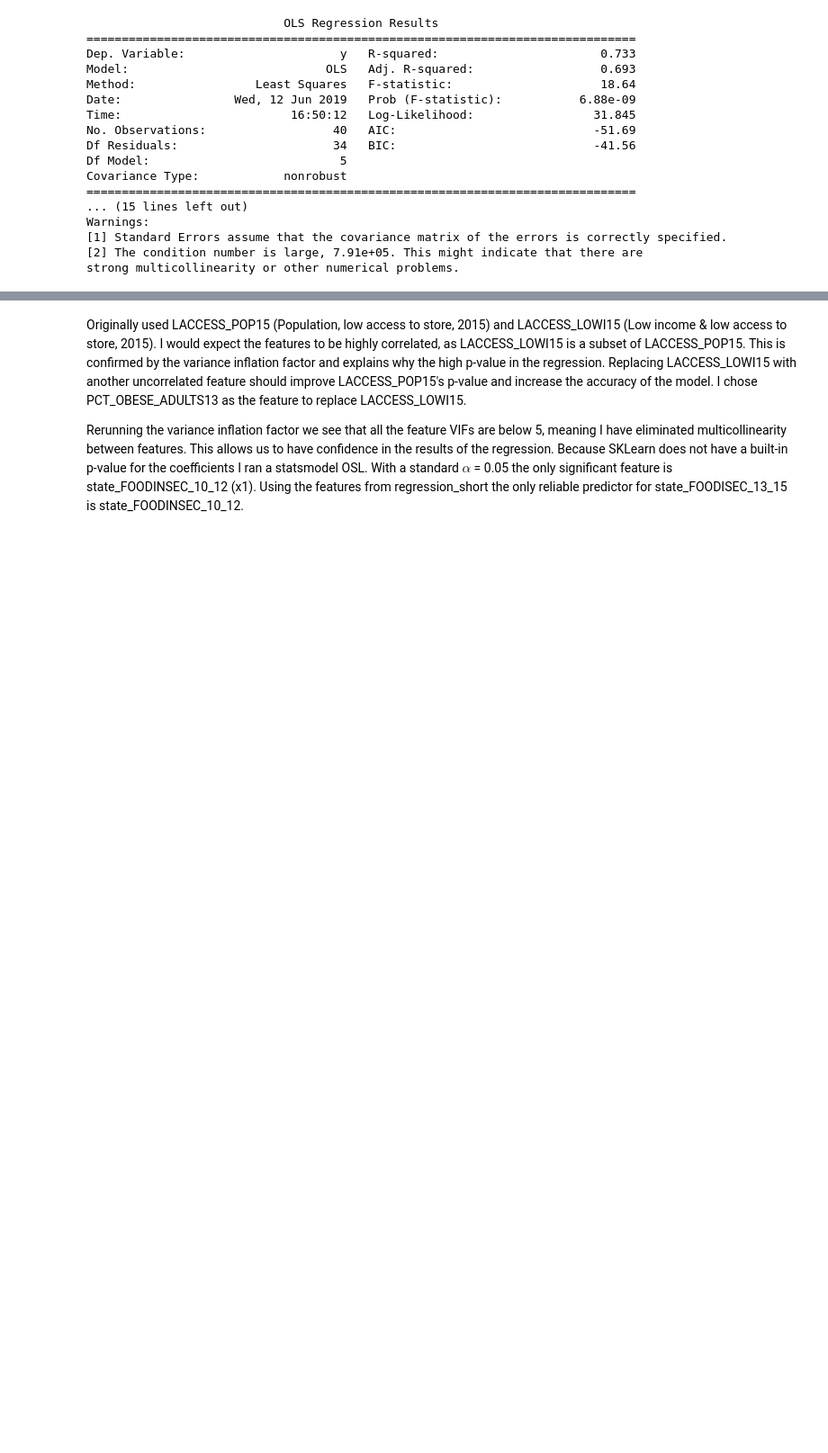
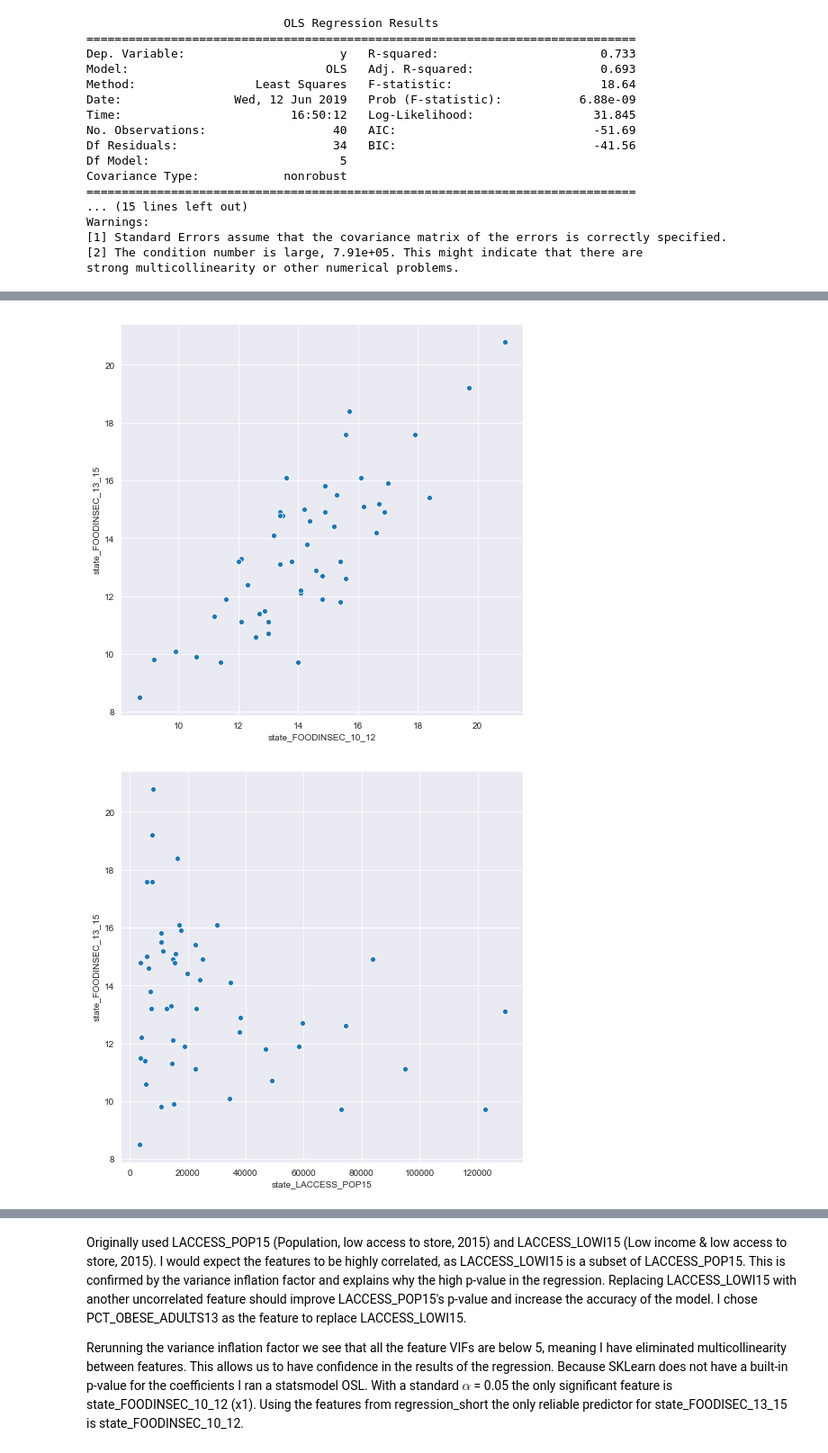
Before and after one commit to chriscross00/projects, a Jupyter notebook: food_security/notebooks/regression.ipynb, the cells around one changed output, grey strips where cells are left out. Shown at 90% size. Drawn from its saved outputs; the diff is of its cells as text; code cells hidden in the pictures; blank space fills up the shorter version.

```diff
--- a/food_security/notebooks/regression.ipynb
+++ b/food_security/notebooks/regression.ipynb
@@ -194,0 +180,8 @@ strong multicollinearity or other numerical problems.
+# %%
+# Linear relationship between features and target
+for feature in feat:
+    plt.figure()
+    sns.scatterplot(feature, 'state_FOODINSEC_13_15', data=regression_short)
+# %% [output]
+[figure, added]
+[figure, added]
```
Also changed, not shown: parts of 9 cells of this notebook, 1 other file.
